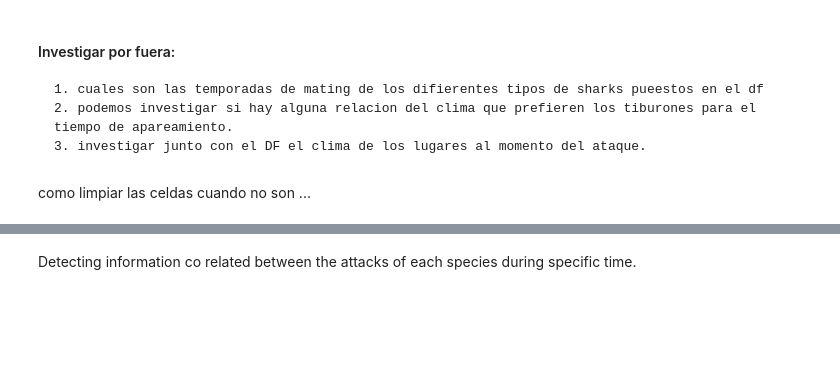
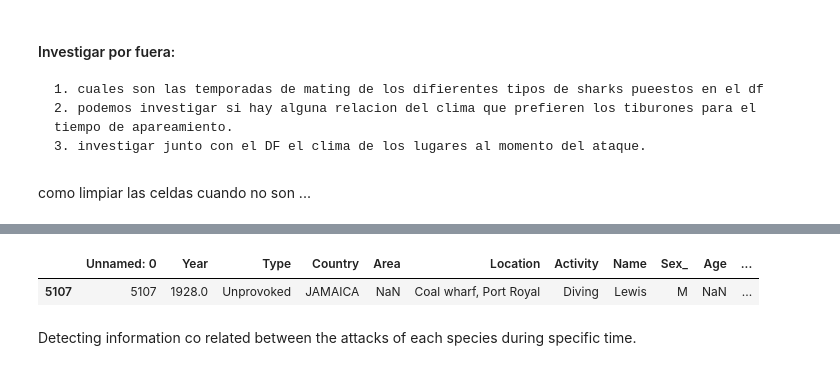
Before and after one commit to imalanz/SharkAttack_proy1, a Jupyter notebook: DATA/shark_analysis.ipynb, the cells around one changed output, grey strips where cells are left out. Cells and saved outputs as stored; diff of their text form; code cells hidden in the pictures; blank space fills up the shorter version.

```diff
--- a/DATA/shark_analysis.ipynb
+++ b/DATA/shark_analysis.ipynb
@@ -44,3 +47,8 @@ shark_clean.sample()
+# %%
+shark_cleanned.sample()
+# %% [output]
+|  | Unnamed: 0 | Year | Type | Country | Area | Location | Activity | Name | Sex_ | Age | ... |
+| 5107 | 5107 | 1928.0 | Unprovoked | JAMAICA | NaN | Coal wharf, Port Royal | Diving | Lewis | M | NaN | ... |
 # %% [markdown]
 Detecting information co related between the attacks of each species during specific time.
 # %% [markdown]
```
Also changed, not shown: parts of 7 cells of this notebook, 4 other files.
